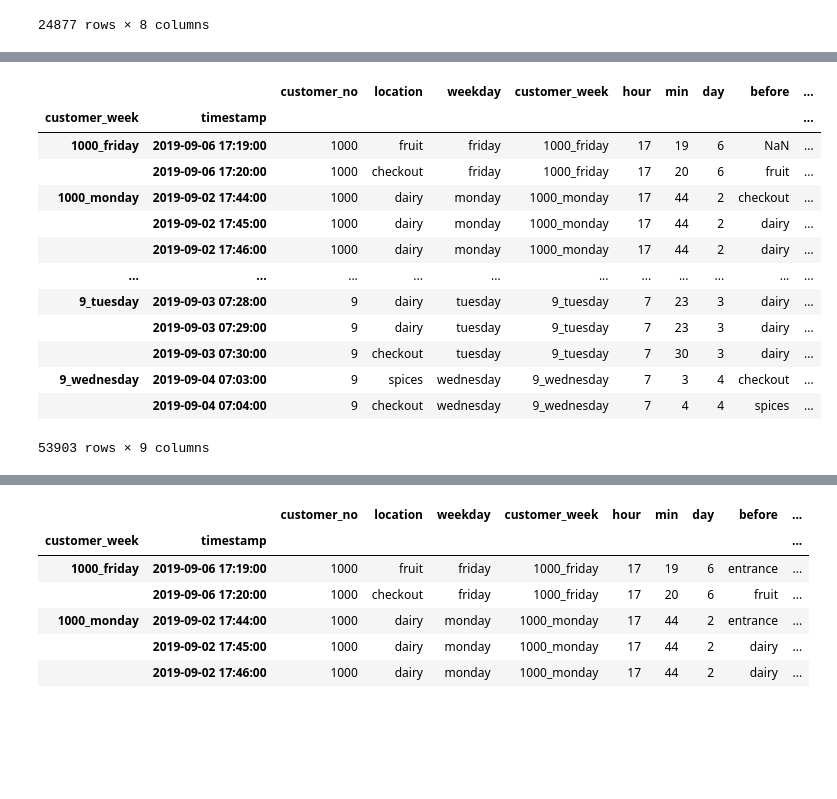
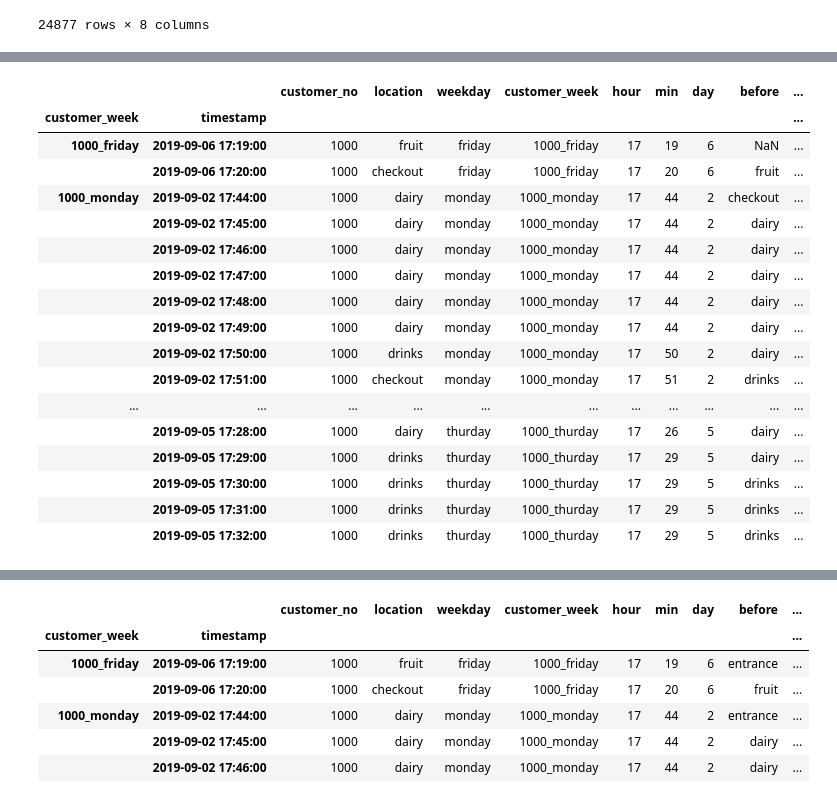
Before and after one commit to abhisrn1986/SupermarketSimulation, a Jupyter notebook: MarkovSimulation/data_exploration.ipynb, the cells around one changed output, grey strips where cells are left out. Cells and saved outputs as stored; diff of their text form; code cells hidden in the pictures; blank space fills up the shorter version.

```diff
--- a/MarkovSimulation/data_exploration.ipynb
+++ b/MarkovSimulation/data_exploration.ipynb
@@ -563,19 +543,23 @@ min_data=df.groupby('customer_week').resample('T').ffill()
 min_data["before"]=min_data["location"].shift(1)
 min_data["after"]=min_data["location"]
 # %%
-min_data
+min_data.head(20)
 # %% [output]
 |  |  | customer_no | location | weekday | customer_week | hour | min | day | before | ... |
 | customer_week | timestamp |  |  |  |  |  |  |  |  | ... |
 | 1000_friday | 2019-09-06 17:19:00 | 1000 | fruit | friday | 1000_friday | 17 | 19 | 6 | NaN | ... |
 |  | 2019-09-06 17:20:00 | 1000 | checkout | friday | 1000_friday | 17 | 20 | 6 | fruit | ... |
 | 1000_monday | 2019-09-02 17:44:00 | 1000 | dairy | monday | 1000_monday | 17 | 44 | 2 | checkout | ... |
 |  | 2019-09-02 17:45:00 | 1000 | dairy | monday | 1000_monday | 17 | 44 | 2 | dairy | ... |
 |  | 2019-09-02 17:46:00 | 1000 | dairy | monday | 1000_monday | 17 | 44 | 2 | dairy | ... |
+|  | 2019-09-02 17:47:00 | 1000 | dairy | monday | 1000_monday | 17 | 44 | 2 | dairy | ... |
+|  | 2019-09-02 17:48:00 | 1000 | dairy | monday | 1000_monday | 17 | 44 | 2 | dairy | ... |
+|  | 2019-09-02 17:49:00 | 1000 | dairy | monday | 1000_monday | 17 | 44 | 2 | dairy | ... |
+|  | 2019-09-02 17:50:00 | 1000 | drinks | monday | 1000_monday | 17 | 50 | 2 | dairy | ... |
+|  | 2019-09-02 17:51:00 | 1000 | checkout | monday | 1000_monday | 17 | 51 | 2 | drinks | ... |
 | ... | ... | ... | ... | ... | ... | ... | ... | ... | ... | ... |
-| 9_tuesday | 2019-09-03 07:28:00 | 9 | dairy | tuesday | 9_tuesday | 7 | 23 | 3 | dairy | ... |
-|  | 2019-09-03 07:29:00 | 9 | dairy | tuesday | 9_tuesday | 7 | 23 | 3 | dairy | ... |
-|  | 2019-09-03 07:30:00 | 9 | checkout | tuesday | 9_tuesday | 7 | 30 | 3 | dairy | ... |
-| 9_wednesday | 2019-09-04 07:03:00 | 9 | spices | wednesday | 9_wednesday | 7 | 3 | 4 | checkout | ... |
-|  | 2019-09-04 07:04:00 | 9 | checkout | wednesday | 9_wednesday | 7 | 4 | 4 | spices | ... |
+|  | 2019-09-05 17:28:00 | 1000 | dairy | thurday | 1000_thurday | 17 | 26 | 5 | dairy | ... |
+|  | 2019-09-05 17:29:00 | 1000 | drinks | thurday | 1000_thurday | 17 | 29 | 5 | dairy | ... |
+|  | 2019-09-05 17:30:00 | 1000 | drinks | thurday | 1000_thurday | 17 | 29 | 5 | drinks | ... |
+|  | 2019-09-05 17:31:00 | 1000 | drinks | thurday | 1000_thurday | 17 | 29 | 5 | drinks | ... |
+|  | 2019-09-05 17:32:00 | 1000 | drinks | thurday | 1000_thurday | 17 | 29 | 5 | drinks | ... |
-53903 rows × 9 columns
```
Also changed, not shown: parts of 4 cells of this notebook, 2 other files.
